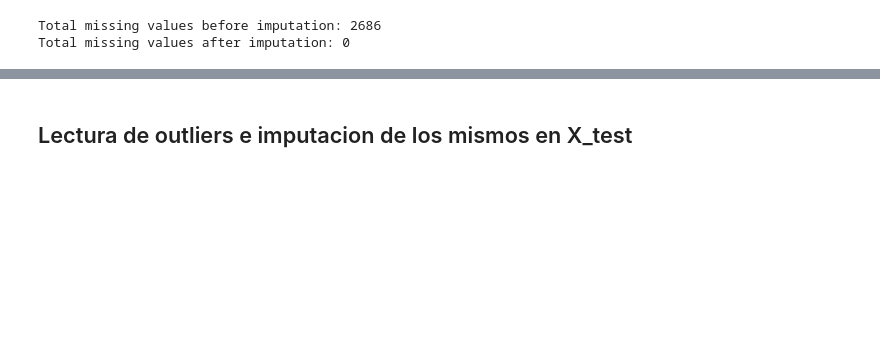
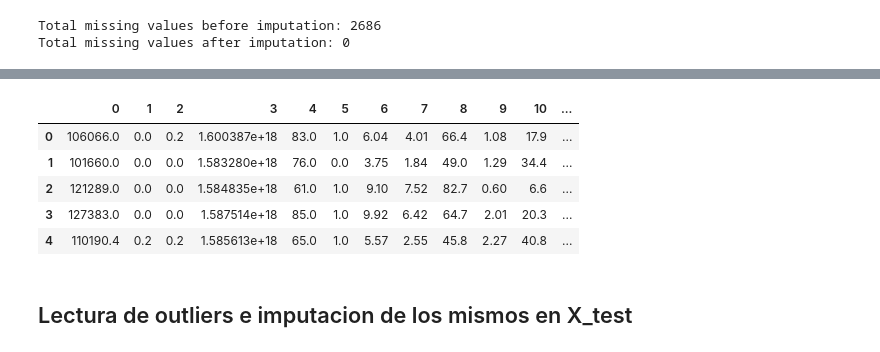
Before and after one commit to jorgealarconlucas/TFG, a Jupyter notebook: TFG.ipynb, the cells around one changed output, grey strips where cells are left out. Drawn from its saved outputs; the diff is of its cells as text; code cells hidden in the pictures; blank space fills up the shorter version.

```diff
--- a/TFG.ipynb
+++ b/TFG.ipynb
@@ -1168,3 +1158,12 @@ print (check_for_nan)
+# %%
+X_train.head()
+# %% [output]
+|  | 0 | 1 | 2 | 3 | 4 | 5 | 6 | 7 | 8 | 9 | 10 | ... |
+| 0 | 106066.0 | 0.0 | 0.2 | 1.600387e+18 | 83.0 | 1.0 | 6.04 | 4.01 | 66.4 | 1.08 | 17.9 | ... |
+| 1 | 101660.0 | 0.0 | 0.0 | 1.583280e+18 | 76.0 | 0.0 | 3.75 | 1.84 | 49.0 | 1.29 | 34.4 | ... |
+| 2 | 121289.0 | 0.0 | 0.0 | 1.584835e+18 | 61.0 | 1.0 | 9.10 | 7.52 | 82.7 | 0.60 | 6.6 | ... |
+| 3 | 127383.0 | 0.0 | 0.0 | 1.587514e+18 | 85.0 | 1.0 | 9.92 | 6.42 | 64.7 | 2.01 | 20.3 | ... |
+| 4 | 110190.4 | 0.2 | 0.2 | 1.585613e+18 | 65.0 | 1.0 | 5.57 | 2.55 | 45.8 | 2.27 | 40.8 | ... |
 # %% [markdown]
 ## Lectura de outliers e imputacion de los mismos en X_test
 # %%
```
Also changed, not shown: parts of 28 cells of this notebook.
